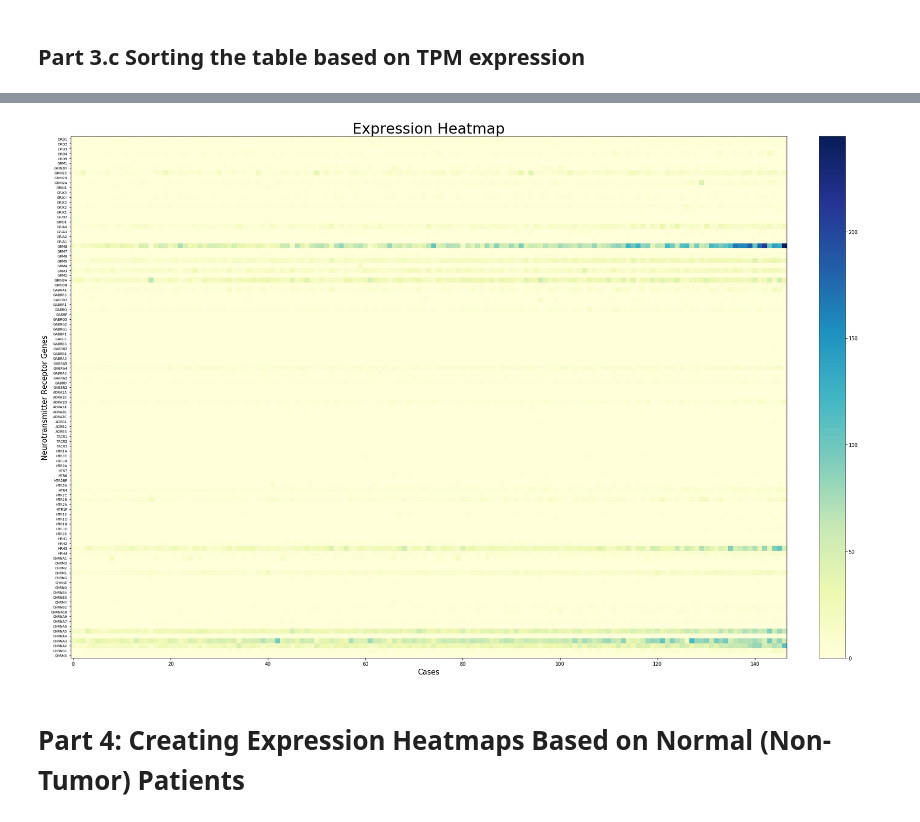
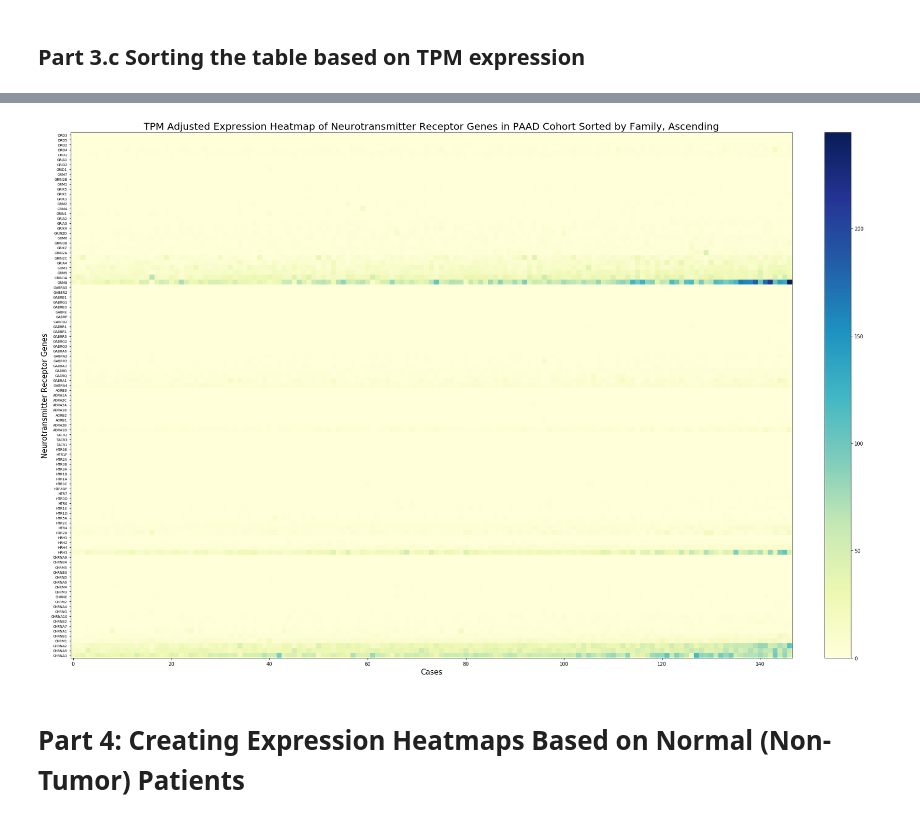
Before and after one commit to sophiaho/broad-work, a Jupyter notebook: cancer_expression_heatmap.ipynb, the cells around one changed output, grey strips where cells are left out. Drawn from its saved outputs; the diff is of its cells as text; code cells hidden in the pictures.

```diff
--- a/cancer_expression_heatmap.ipynb
+++ b/cancer_expression_heatmap.ipynb
@@ -162,7 +139,7 @@ for index, row in neurotransmitter_genes.iterrows():
 # %% [markdown]
 ## Part 1.a Creating the first expression heatmap
 # %%
-def draw_expression_heatmap(table, y_axis_list, cmap):
+def draw_expression_heatmap(table, y_axis_list, cmap, title):
     # convert this dataframe made with the pandas library to an array that is usable with the numpy
     # library to create heatmap
     htseq_count_values = table.drop('hgnc_symbol', axis=1)
@@ -187,11 +164,11 @@ def draw_expression_heatmap(table, y_axis_list, cmap):
 
     fig.colorbar(im, fraction = 0.046, pad = 0.04)
 
-    ax.set_title("Expression Heatmap", fontsize=30, ha='center')
+    ax.set_title(title, fontsize=20, ha='center')
     fig.tight_layout()
     plt.show()
 
     fig.savefig('image/expression_heatmap.png', dpi=100)
 
-draw_expression_heatmap(rnaseq, receptor_gene_list, 'YlGnBu')
+draw_expression_heatmap(rnaseq, receptor_gene_list, 'YlGnBu', 'Expression Heatmap of Neurotransmitter Receptor Genes in PAAD Cohort')
 # %% [output]
@@ -293,45 +273,52 @@ Going to try to reorganize the data based on:
 Receptor genes (rows) by highest cumulative expression to lowest within each family
 Cases (columns) by highest cumulative expression of all the cases
 # %%
-# changing the order of the receptor genes (rows):
-
 rnaseq_columns = list(rnaseq.columns.values)
 
 def sort_table(table):
     # creating a new table for sorting purposes
-    rnaseq_with_total = table.copy()
-    rnaseq_with_total.loc[:, 'Total by row'] = rnaseq_with_total.sum(axis=1)
+    rnaseq_orig = table.copy()
 
-    # sorting the rows
-    rnaseq_sorted = pd.DataFrame(columns=rnaseq_columns)
+    # sort table wasn't working right with decimals, so hgnc symbol column was removed
+    excluded = rnaseq_orig.loc[:, 'hgnc_symbol']
+    rnaseq_orig.drop('hgnc_symbol', axis=1, inplace=True)
+    rnaseq_orig.loc[:, 'Total by row'] = rnaseq_orig.sum(axis=1)
+    rnaseq_with_total = pd.concat([excluded.rename('hgnc_symbol'), rnaseq_orig], axis=1)
+
+    table_columns = list(table.columns.values)
+
+    # SORTING THE ROWS -------
+    rnaseq_sorted = pd.DataFrame(columns=table_columns)
+
     # sorts the rows section by section, based on the size of each family of neurotransmitters
     index_begin = 0
     index_end = 0
     appended_data = []
     for family, gene_list in neuro_genes_dict.items():
         index_end = len(gene_list) + index_begin
-        to_sort = rnaseq_with_total[index_begin : index_end].sort_values('Total by row')
+        to_sort = rnaseq_with_total[index_begin : index_end].sort_values('Total by row', ascending=True)
         appended_data.append(to_sort)
         index_begin = index_end
     # the families were sorted as separate dataframes and then concat together
     rnaseq_sorted = pd.concat(appended_data)
 
+
     # adding the column sum back in so now we can sort by column
     rnaseq_sorted_2 = rnaseq_sorted.to_numpy(copy=True)
     rnaseq_sorted = pd.DataFrame(rnaseq_sorted_2)
 
-    rnaseq_columns.append('Total by row')
-    rnaseq_sorted.columns = rnaseq_columns
+    table_columns.append('Total by row')
+    rnaseq_sorted.columns = table_columns
     rnaseq_sorted.loc['Total by col', :] = rnaseq_with_total.sum(axis=0)
-    rnaseq_columns.remove('Total by row')
+    table_columns.remove('Total by row')
 
-    # sorting the columns:
+    # SORTING THE COLUMNS ----------
 
     # remove hgnc_symbol column, sort the values, and then remove the total col and total row
-    excluded = rnaseq_sorted.loc[:, 'hgnc_symbol']
+    excluded_after_row_sorting = rnaseq_sorted.loc[:, 'hgnc_symbol']
     del rnaseq_sorted['hgnc_symbol']
     sorted_cases = rnaseq_sorted.sort_values('Total by col', axis=1, ascending=True)
-    rnaseq_sorted = pd.concat([excluded.rename('hgnc_symbol'), sorted_cases], axis=1)
+    rnaseq_sorted = pd.concat([excluded_after_row_sorting.rename('hgnc_symbol'), sorted_cases], axis=1)
     rnaseq_sorted.drop('Total by col', axis=0, inplace=True)
     rnaseq_sorted.drop('Total by row', axis=1, inplace=True)
     return rnaseq_sorted
@@ -675,9 +664,9 @@ sort_table(rnaseq_tpm)
 # %%
 rnaseq_tpm_sorted = sort_table(rnaseq_tpm)
 
-draw_expression_heatmap(rnaseq_tpm_sorted, rnaseq_tpm_sorted['hgnc_symbol'].tolist(), 'YlGnBu')
+draw_expression_heatmap(rnaseq_tpm_sorted, rnaseq_tpm_sorted['hgnc_symbol'].tolist(), 'YlGnBu', 'TPM Adjusted Expression Heatmap of Neurotransmitter Receptor Genes in PAAD Cohort Sorted by Family, Ascending')
 # %% [output]
-[figure, old version]
+[figure, new version]
 # %% [markdown]
 # Part 4: Creating Expression Heatmaps Based on Normal (Non-Tumor) Patients
 # %% [markdown]
```
Also changed, not shown: parts of 41 cells of this notebook.
